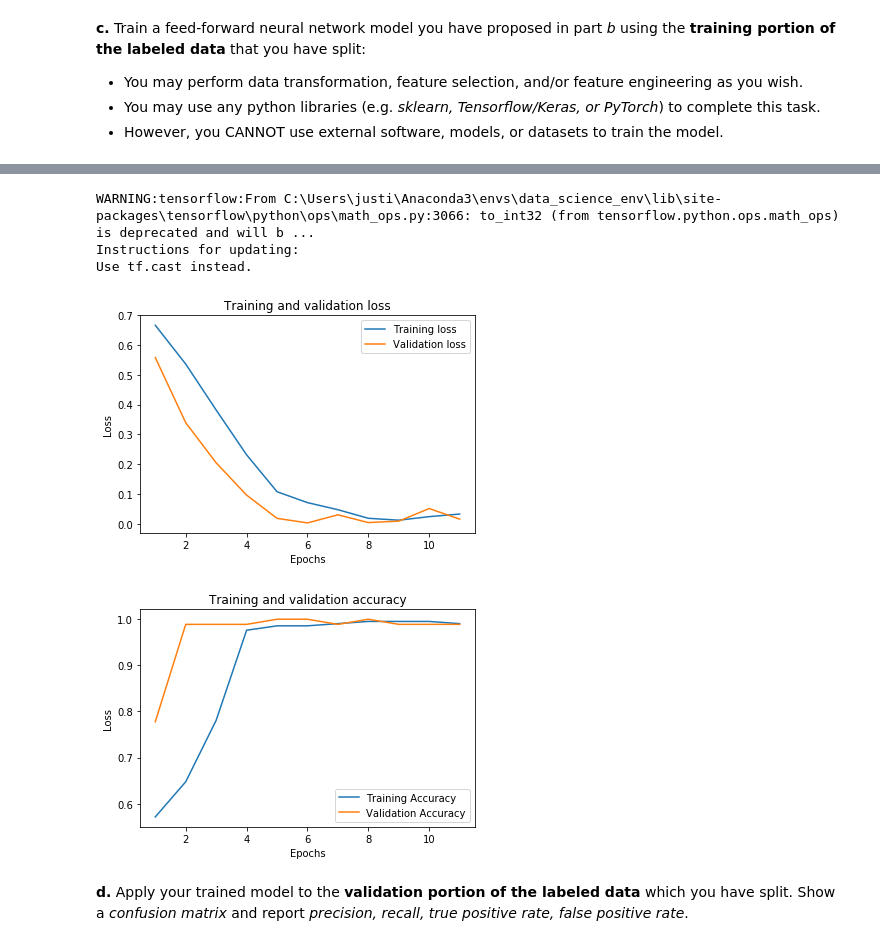
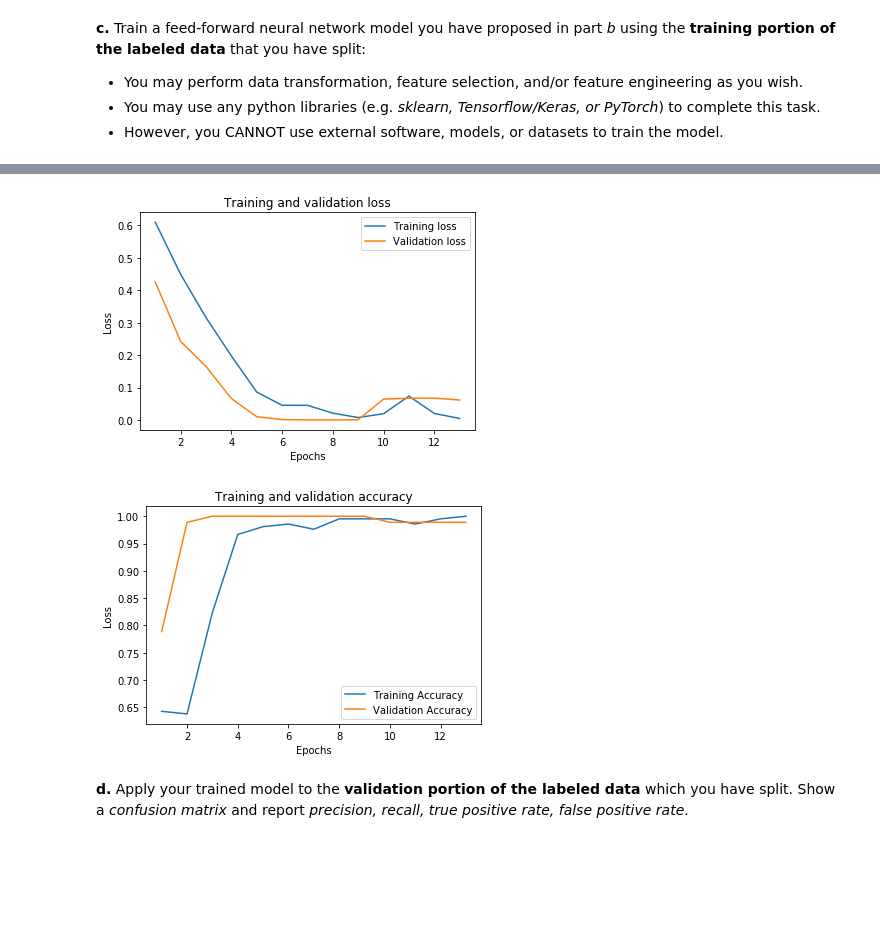
Before and after one commit to lin-justin/Applied_Machine-Learning, a Jupyter notebook: hw3.ipynb, the cells around one changed output, grey strips where cells are left out. Saved outputs shown, nothing was run; the diff lists cells and outputs as text; code cells hidden in the pictures; blank space fills up the shorter version.

```diff
--- a/hw3.ipynb
+++ b/hw3.ipynb
@@ -149,0 +125,13 @@ train_scaled.shape
+# %%
+continuous_cols = ['age', 'bp', 'sg', 'bgr',
+                   'bu', 'sc', 'sod', 'pot',
+                   'hemo', 'pcv', 'wc', 'rc']
+
+categorical_cols = ['al', 'su', 'rbc',
+                    'pc', 'pcc', 'ba',
+                    'htn', 'dm', 'cad',
+                    'appet', 'pe', 'ane']
+
+train_scaled = preprocess(train_data.drop(columns='classification'), continuous_cols, categorical_cols)
+train_scaled.head()
+#train_scaled.shape
@@ -191,48 +179,44 @@ Please use `rate` instead of `keep_prob`. Rate should be set to `rate = 1 - keep
 # %%
-es = EarlyStopping(monitor='val_loss',mode='min',verbose=0,patience=5)
+es = tf.keras.callbacks.EarlyStopping(monitor='val_loss',mode='min',verbose=0,patience=5)
 
 history = model.fit(X_train,
-                   y_train,
-                   epochs=20,
-                   batch_size=32,
-                   validation_data=(X_val,y_val),
-                    callbacks=[es],
-                   verbose=0)
+                    y_train,
+                    epochs=20,
+                    batch_size=32,
+                    validation_data=(X_val,y_val),
+                    callbacks = [es],
+                    verbose=0)
-# %% [output]
-WARNING:tensorflow:From C:\Users\justi\Anaconda3\envs\data_science_env\lib\site-packages\tensorflow\python\ops\math_ops.py:3066: to_int32 (from tensorflow.python.ops.math_ops) is deprecated and will b ...
-Instructions for updating:
-Use tf.cast instead.
 # %%
 history_dict = history.history
 
-train_acc = history_dict['acc']
-val_acc = history_dict['val_acc']
+train_acc = history_dict['accuracy']
+val_acc = history_dict['val_accuracy']
 train_loss = history_dict['loss']
 val_loss = history_dict['val_loss']
 
 epochs = range(1, len(train_acc) + 1)
 
 plt.plot(epochs, train_loss, label='Training loss')
 plt.plot(epochs, val_loss, label='Validation loss')
 plt.title('Training and validation loss')
 plt.xlabel('Epochs')
 plt.ylabel('Loss')
 plt.legend()
 
 plt.figure()
 
 plt.plot(epochs, train_acc, label='Training Accuracy')
 # b is for "solid blue line"
 plt.plot(epochs, val_acc, label='Validation Accuracy')
 plt.title('Training and validation accuracy')
 plt.xlabel('Epochs')
 plt.ylabel('Loss')
 plt.legend()
 
 plt.show()
 # %% [output]
-[figure, old version]
+[figure, new version]
-[figure, old version]
+[figure, new version]
 # %% [markdown]
 **d.** Apply your trained model to the **validation portion of the labeled data** which you have split. Show a *confusion matrix* and report *precision, recall, true positive rate, false positive rate*.
 # %%
```
Also changed, not shown: parts of 11 cells of this notebook.
